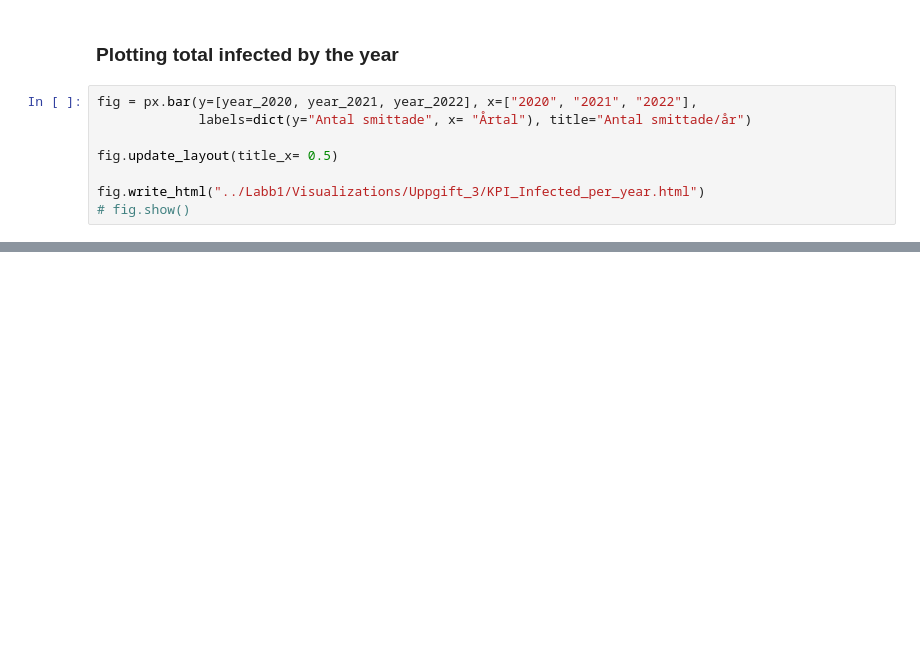
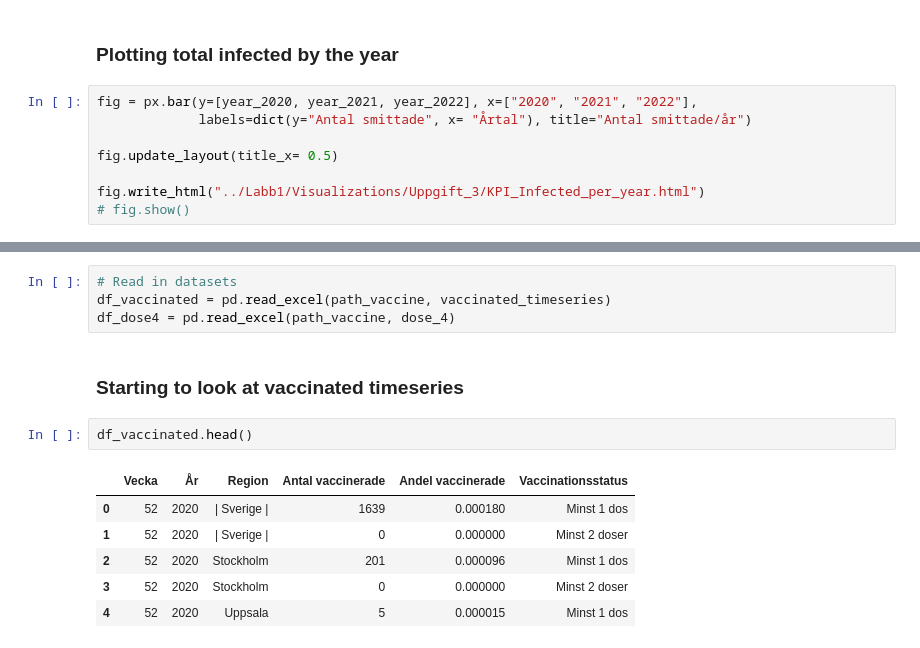
Before and after one commit to Crudeerz/Dataprocessing-Rasmus-Berghall, a Jupyter notebook: Laborations/Labb1/Uppgift_3.ipynb, the cells around one changed output, grey strips where cells are left out. Drawn from its saved outputs; the diff is of its cells as text; blank space fills up the shorter version.

```diff
--- a/Laborations/Labb1/Uppgift_3.ipynb
+++ b/Laborations/Labb1/Uppgift_3.ipynb
@@ -198,0 +217,15 @@ fig.show()
+# %%
+# Read in datasets
+df_vaccinated = pd.read_excel(path_vaccine, vaccinated_timeseries)
+df_dose4 = pd.read_excel(path_vaccine, dose_4)
+# %% [markdown]
+### Starting to look at vaccinated timeseries
+# %%
+df_vaccinated.head()
+# %% [output]
+|  | Vecka | År | Region | Antal vaccinerade | Andel vaccinerade | Vaccinationsstatus |
+| 0 | 52 | 2020 | | Sverige | | 1639 | 0.000180 | Minst 1 dos |
+| 1 | 52 | 2020 | | Sverige | | 0 | 0.000000 | Minst 2 doser |
+| 2 | 52 | 2020 | Stockholm | 201 | 0.000096 | Minst 1 dos |
+| 3 | 52 | 2020 | Stockholm | 0 | 0.000000 | Minst 2 doser |
+| 4 | 52 | 2020 | Uppsala | 5 | 0.000015 | Minst 1 dos |
```
Also changed, not shown: parts of 25 cells of this notebook, 2 other files.
